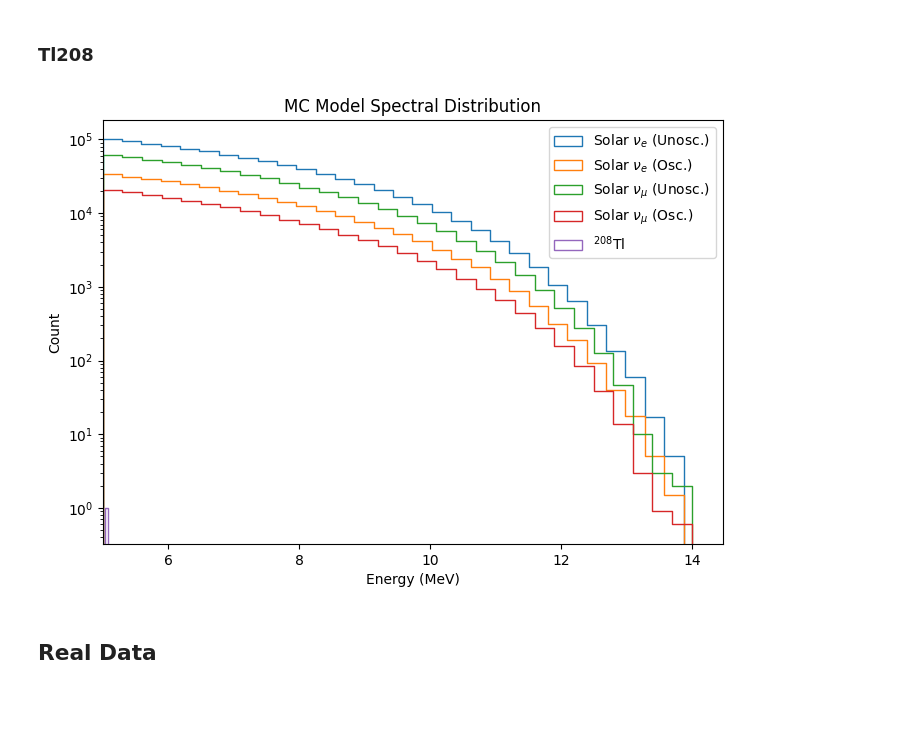
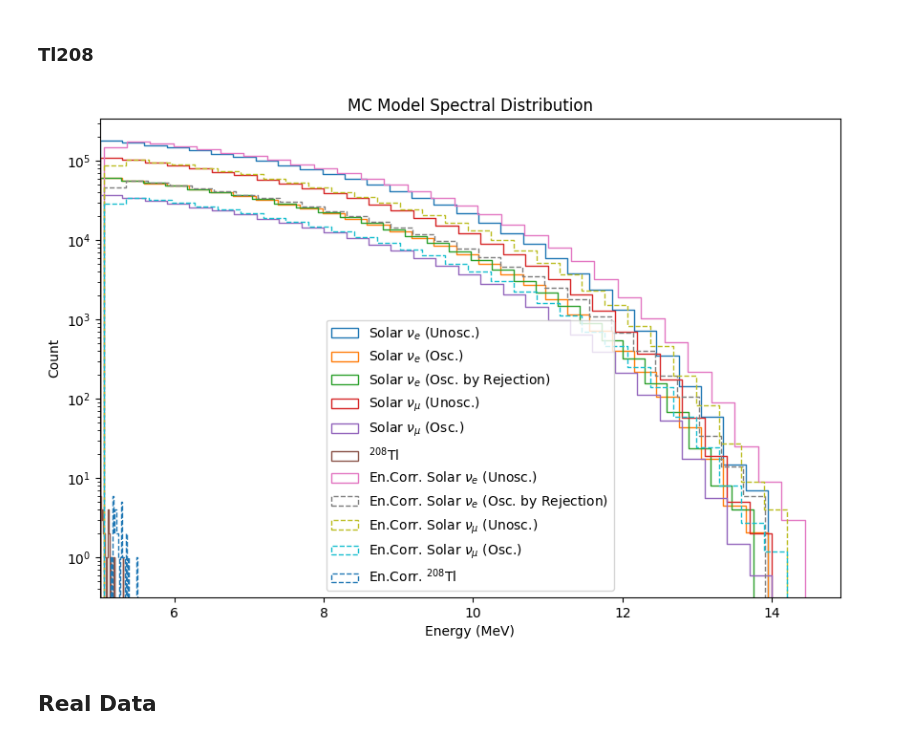
Before and after one commit to joankl/Solar-Neutrinos-Project, a Jupyter notebook: real data analysis/bisMSB/MC vs Data.ipynb, the cells around one changed output. Saved outputs shown, nothing was run; the diff lists cells and outputs as text; code cells hidden in the pictures; blank space fills up the shorter version.

```diff
--- a/real data analysis/bisMSB/MC vs Data.ipynb
+++ b/real data analysis/bisMSB/MC vs Data.ipynb
@@ -49,4 +49,5 @@ cut_condition = (obs_dict_b8_Nue_mc['posr_av'] <= posr_cut)
 # ---- Choose observables ----
 n_init_evs_b8_Nue_mc = obs_dict_b8_Nue_mc['n_init_evs']
 energy_b8_Nue_mc = obs_dict_b8_Nue_mc['energy'][cut_condition]
+energy_corr_b8_Nue_mc = obs_dict_b8_Nue_mc['energy_corrected'][cut_condition]
 Pee_b8_Nue_mc = obs_dict_b8_Nue_mc['Pee'][cut_condition]
@@ -53,3 +56,22 @@ Pee_b8_Nue_mc = obs_dict_b8_Nue_mc['Pee'][cut_condition]
+# %%
+#main_dir = 'E:/Data/solars/mc/bisMSB/b8Nue/np_array_resume/'
+main_dir = '/home/joankl/data/solars/mc/bisMSB/b8Nue/osc_sample_rej/np_array_resume/'
+
+# ------- Observable Dictionary -------
+obs_dict_b8_Nue_mc = {obs: np.array([]) for obs in obs_list_solar_mc + ['energy_corrected']}
+
+# ------- Load and save observables in dictionary -------
+for obs in obs_list_tl208_mc:
+    obs_i = np.load(main_dir + obs + '.npy')
+    obs_dict_b8_Nue_mc[obs] = np.append(obs_dict_b8_Nue_mc[obs], obs_i)
+
+# ---- Cut Condition ----
+cut_condition = (obs_dict_b8_Nue_mc['posr_av'] <= posr_cut)
+
+# ---- Choose observables ----
+n_init_evs_b8_osc_Nue_mc_rs = obs_dict_b8_Nue_mc['n_init_evs']
+energy_b8_osc_Nue_mc_rs = obs_dict_b8_Nue_mc['energy'][cut_condition]
+energy_corr_b8_osc_Nue_mc_rs = obs_dict_b8_Nue_mc['energy_corrected'][cut_condition]
 # %% [markdown]
 ### $\nu_\mu$ Boron-8
 # %%
@@ -70,6 +92,7 @@ cut_condition = (obs_dict_b8_Numu_mc['posr_av'] <= posr_cut)
 # ---- Choose observables ----
 n_init_evs_b8_Numu_mc = obs_dict_b8_Numu_mc['n_init_evs']
 energy_b8_Numu_mc = obs_dict_b8_Numu_mc['energy'][cut_condition]
+energy_corr_b8_Numu_mc = obs_dict_b8_Numu_mc['energy_corrected'][cut_condition]
 Pee_b8_Numu_mc = obs_dict_b8_Numu_mc['Pee'][cut_condition]
 # %% [markdown]
 ### Tl208
@@ -90,30 +113,38 @@ cut_condition = (obs_dict_tl208_mc['posr_av'] <= posr_cut)
 
 # ---- Choose observables ----
 energy_tl208_mc = obs_dict_tl208_mc['energy'][cut_condition]
+energy_corr_tl208_mc = obs_dict_tl208_mc['energy_corrected'][cut_condition]
 n_init_evs_tl208_mc = obs_dict_tl208_mc['n_init_evs']
 # %%
-plt.figure(figsize = (8,5.5))
+plt.figure(figsize = (10, 6.5))
 
 bins = 30
 
 sn.histplot(energy_b8_Nue_mc, bins = bins, element = 'step', alpha = 0, label = r'Solar $\nu_e$ (Unosc.)')
 sn.histplot(x = energy_b8_Nue_mc, bins = bins, element = 'step', alpha = 0, weights = Pee_b8_Nue_mc , label = r'Solar $\nu_e$ (Osc.)')
+sn.histplot(x = energy_b8_osc_Nue_mc_rs, bins = bins, element = 'step', alpha = 0 , label = r'Solar $\nu_e$ (Osc. by Rejection)')
 sn.histplot(energy_b8_Numu_mc, bins = bins, element = 'step', alpha = 0, label = r'Solar $\nu_\mu$ (Unosc.)')
 sn.histplot(x = energy_b8_Numu_mc, bins = bins, element = 'step', alpha = 0, weights = Pee_b8_Numu_mc, label = r'Solar $\nu_\mu$ (Osc.)')
 sn.histplot(energy_tl208_mc, bins = bins, element = 'step', alpha = 0, label = '$^{208}$Tl')
+
+sn.histplot(energy_corr_b8_Nue_mc, bins = bins, element = 'step', alpha = 0, label = r'En.Corr. Solar $\nu_e$ (Unosc.)')
+sn.histplot(x = energy_corr_b8_osc_Nue_mc_rs, bins = bins, element = 'step', alpha = 0 , linestyle="--", label = r'En.Corr. Solar $\nu_e$ (Osc. by Rejection)')
+sn.histplot(energy_corr_b8_Numu_mc, bins = bins, element = 'step', alpha = 0, linestyle="--", label = r'En.Corr. Solar $\nu_\mu$ (Unosc.)')
+sn.histplot(x = energy_corr_b8_Numu_mc, bins = bins, element = 'step', alpha = 0, weights = Pee_b8_Numu_mc, linestyle="--", label = r'En.Corr. Solar $\nu_\mu$ (Osc.)')
+sn.histplot(energy_corr_tl208_mc, bins = bins, element = 'step', alpha = 0, linestyle="--", label = 'En.Corr. $^{208}$Tl')
 
 plt.xlabel('Energy (MeV)')
 
 plt.yscale('log')
 plt.legend(loc = 'best')
 
 plt.title('MC Model Spectral Distribution')
 
 plt.xlim(5,)
 
 plt.show()
 # %% [output]
-[figure, old version]
+[figure, new version]
 # %% [markdown]
 ## Real Data
 # %%
```
Also changed, not shown: parts of 12 cells of this notebook.
